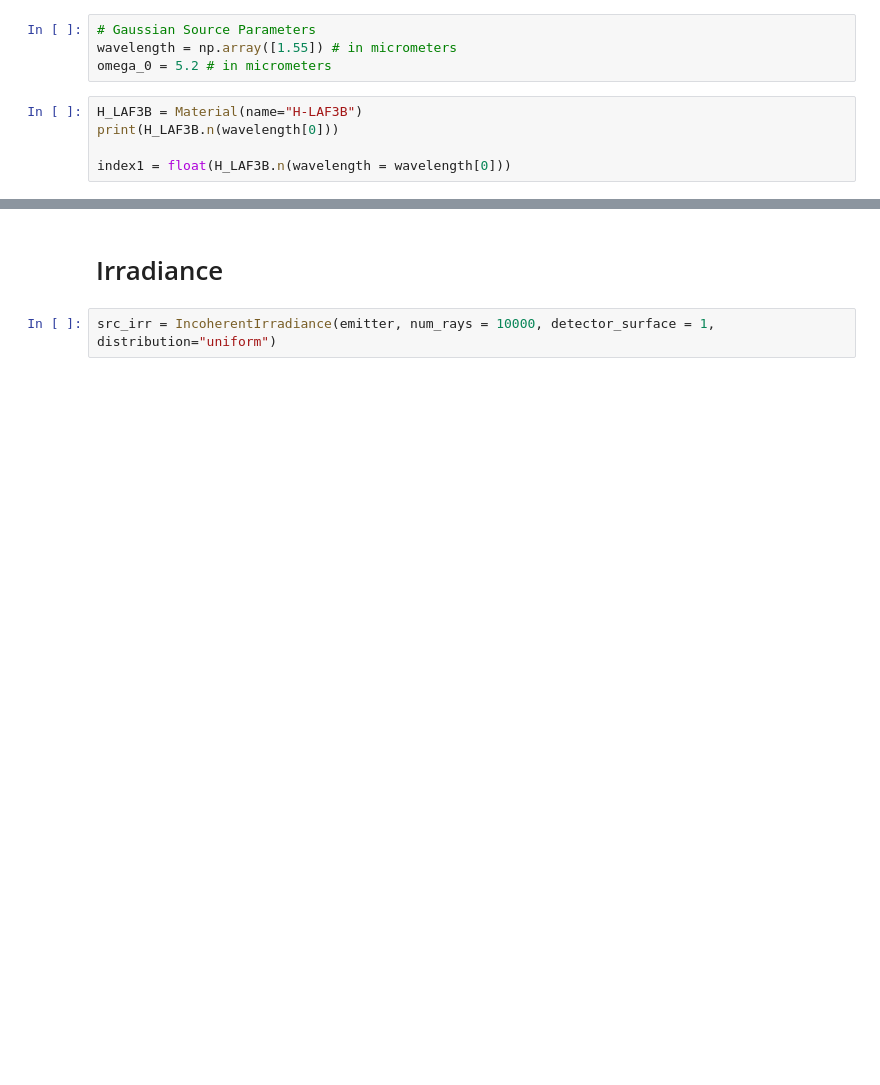
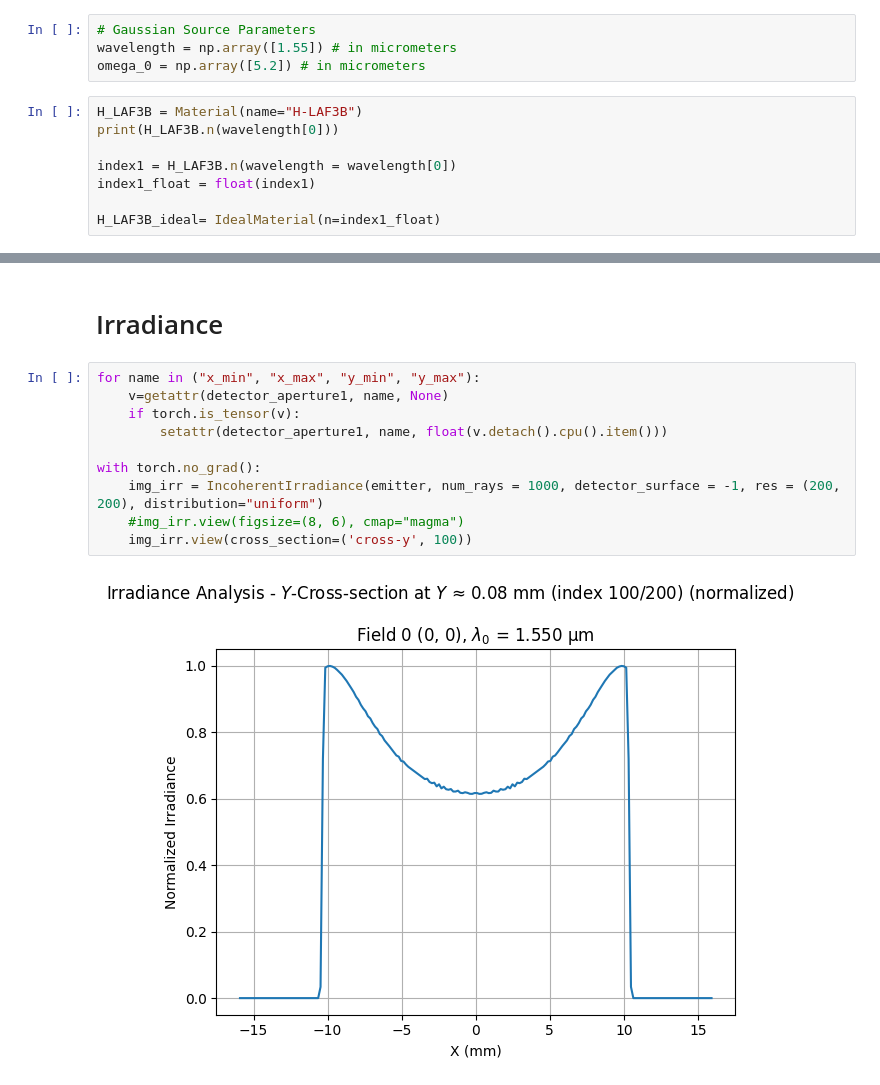
Before and after one commit to Xiong-Ziyi/Master-Thesis, a Jupyter notebook: Optiland_Based/FSO_Project/Optiland_Emiiter_Branch.ipynb, the cells around one changed output, grey strips where cells are left out. Drawn from its saved outputs; the diff is of its cells as text; blank space fills up the shorter version.

```diff
--- a/Optiland_Based/FSO_Project/Optiland_Emiiter_Branch.ipynb
+++ b/Optiland_Based/FSO_Project/Optiland_Emiiter_Branch.ipynb
@@ -29,10 +35,13 @@ CUDA available: False
 # %%
 # Gaussian Source Parameters
 wavelength = np.array([1.55]) # in micrometers
-omega_0 = 5.2 # in micrometers
+omega_0 = np.array([5.2]) # in micrometers
 # %%
 H_LAF3B = Material(name="H-LAF3B")
 print(H_LAF3B.n(wavelength[0]))
 
-index1 = float(H_LAF3B.n(wavelength = wavelength[0]))
+index1 = H_LAF3B.n(wavelength = wavelength[0])
+index1_float = float(index1)
+
+H_LAF3B_ideal= IdealMaterial(n=index1_float)
 # %% [output]
@@ -181,4 +208,14 @@ rays = emitter.trace(Hx=0, Hy=0, wavelength=wavelength[0], num_rays=200, distrib
 # %% [markdown]
 # Irradiance
 # %%
-src_irr = IncoherentIrradiance(emitter, num_rays = 10000, detector_surface = 1, distribution="uniform")
+for name in ("x_min", "x_max", "y_min", "y_max"):
+    v=getattr(detector_aperture1, name, None)
+    if torch.is_tensor(v):
+        setattr(detector_aperture1, name, float(v.detach().cpu().item()))
+
+with torch.no_grad():
+    img_irr = IncoherentIrradiance(emitter, num_rays = 1000, detector_surface = -1, res = (200, 200), distribution="uniform")
+    #img_irr.view(figsize=(8, 6), cmap="magma")
+    img_irr.view(cross_section=('cross-y', 100))
+# %% [output]
+[figure, added]
```
Also changed, not shown: parts of 15 cells of this notebook, 11 other files.
